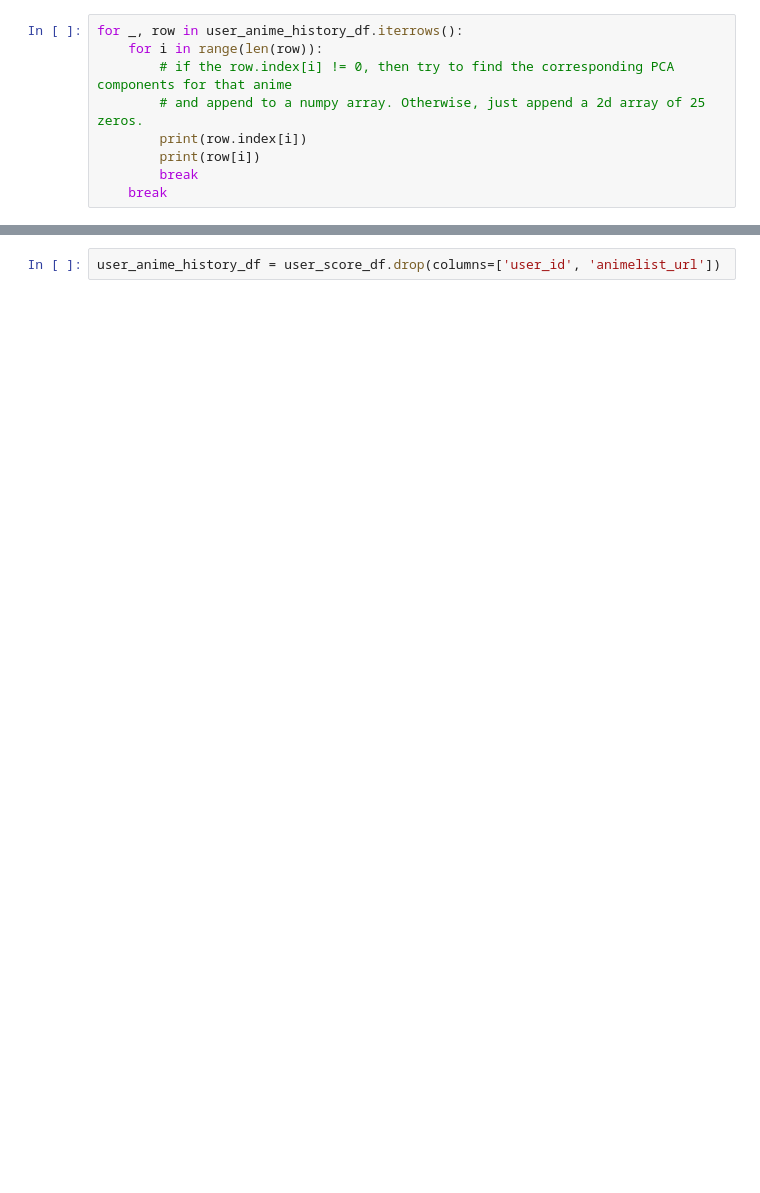
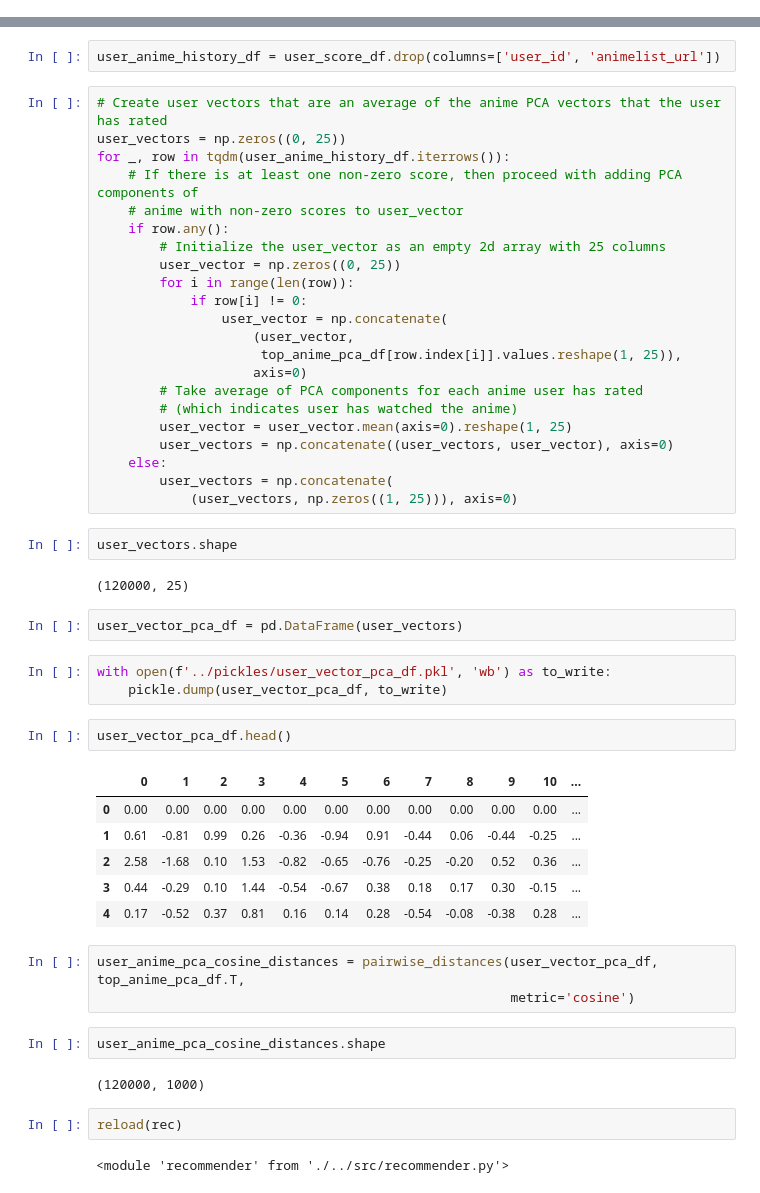
Before and after one commit to binh748/anime-recommender, a Jupyter notebook: notebooks/modeling.ipynb, the cells around one changed output, grey strips where cells are left out. Saved outputs shown, nothing was run; the diff lists cells and outputs as text; blank space fills up the shorter version.

```diff
--- a/notebooks/modeling.ipynb
+++ b/notebooks/modeling.ipynb
@@ -578,9 +326,0 @@ Now I need to create a matrix of user vectors that are averages of the anime tha
-# %%
-for _, row in user_anime_history_df.iterrows():
-    for i in range(len(row)):
-        # if the row.index[i] != 0, then try to find the corresponding PCA components for that anime
-        # and append to a numpy array. Otherwise, just append a 2d array of 25 zeros.
-        print(row.index[i])
-        print(row[i])
-        break
-    break
@@ -602,2 +331,53 @@ Fullmetal Alchemist: Brotherhood
 # %%
 user_anime_history_df = user_score_df.drop(columns=['user_id', 'animelist_url'])
+# %%
+# Create user vectors that are an average of the anime PCA vectors that the user has rated
+user_vectors = np.zeros((0, 25))
+for _, row in tqdm(user_anime_history_df.iterrows()):
+    # If there is at least one non-zero score, then proceed with adding PCA components of
+    # anime with non-zero scores to user_vector
+    if row.any():
+        # Initialize the user_vector as an empty 2d array with 25 columns
+        user_vector = np.zeros((0, 25))
+        for i in range(len(row)):
+            if row[i] != 0:
+                user_vector = np.concatenate(
+                    (user_vector,
+                     top_anime_pca_df[row.index[i]].values.reshape(1, 25)),
+                    axis=0)
+        # Take average of PCA components for each anime user has rated
+        # (which indicates user has watched the anime)
+        user_vector = user_vector.mean(axis=0).reshape(1, 25)
+        user_vectors = np.concatenate((user_vectors, user_vector), axis=0)
+    else:
+        user_vectors = np.concatenate(
+            (user_vectors, np.zeros((1, 25))), axis=0)
+# %%
+user_vectors.shape
+# %% [output]
+(120000, 25)
+# %%
+user_vector_pca_df = pd.DataFrame(user_vectors)
+# %%
+with open(f'../pickles/user_vector_pca_df.pkl', 'wb') as to_write:
+    pickle.dump(user_vector_pca_df, to_write)
+# %%
+user_vector_pca_df.head()
+# %% [output]
+|  | 0 | 1 | 2 | 3 | 4 | 5 | 6 | 7 | 8 | 9 | 10 | ... |
+| 0 | 0.00 | 0.00 | 0.00 | 0.00 | 0.00 | 0.00 | 0.00 | 0.00 | 0.00 | 0.00 | 0.00 | ... |
+| 1 | 0.61 | -0.81 | 0.99 | 0.26 | -0.36 | -0.94 | 0.91 | -0.44 | 0.06 | -0.44 | -0.25 | ... |
+| 2 | 2.58 | -1.68 | 0.10 | 1.53 | -0.82 | -0.65 | -0.76 | -0.25 | -0.20 | 0.52 | 0.36 | ... |
+| 3 | 0.44 | -0.29 | 0.10 | 1.44 | -0.54 | -0.67 | 0.38 | 0.18 | 0.17 | 0.30 | -0.15 | ... |
+| 4 | 0.17 | -0.52 | 0.37 | 0.81 | 0.16 | 0.14 | 0.28 | -0.54 | -0.08 | -0.38 | 0.28 | ... |
+# %%
+user_anime_pca_cosine_distances = pairwise_distances(user_vector_pca_df, top_anime_pca_df.T,
+                                                     metric='cosine')
+# %%
+user_anime_pca_cosine_distances.shape
+# %% [output]
+(120000, 1000)
+# %%
+reload(rec)
+# %% [output]
+<module 'recommender' from './../src/recommender.py'>
```
Also changed, not shown: parts of 88 cells of this notebook, 2 other files.
